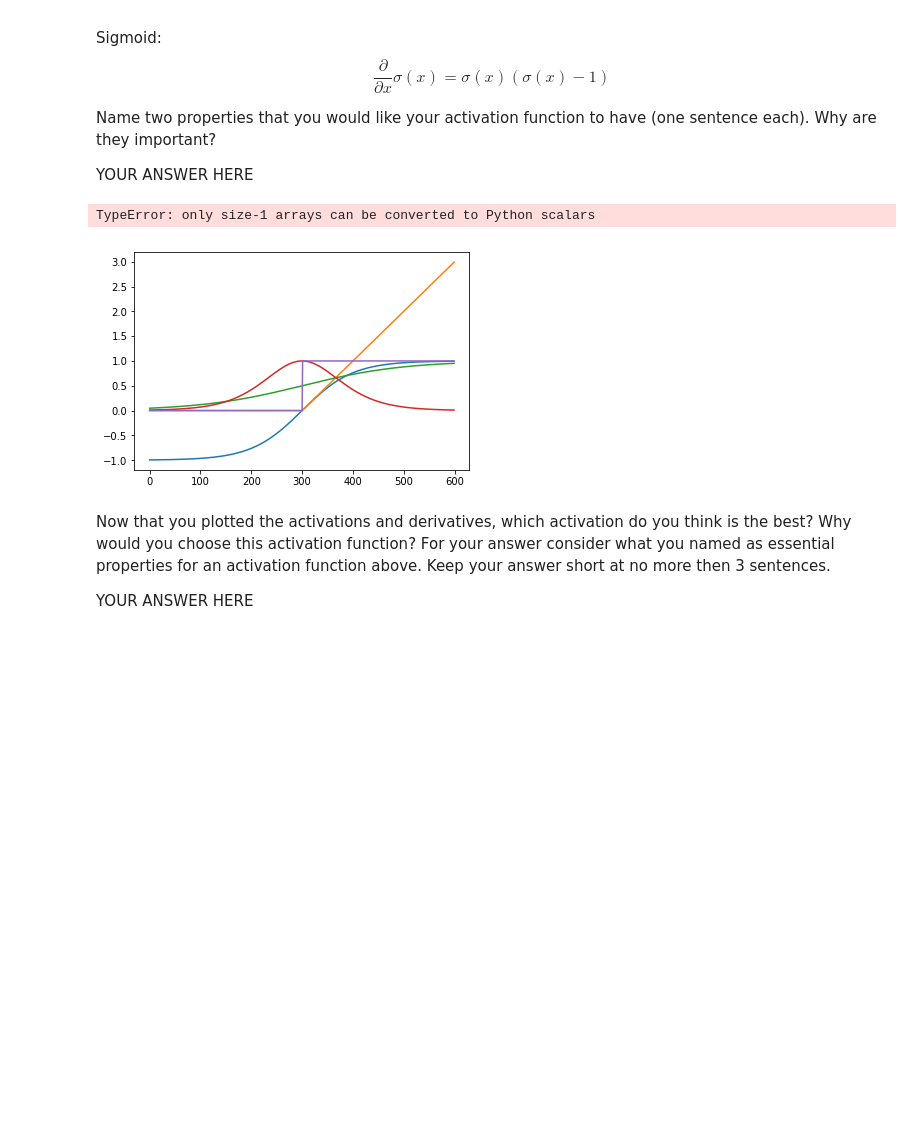
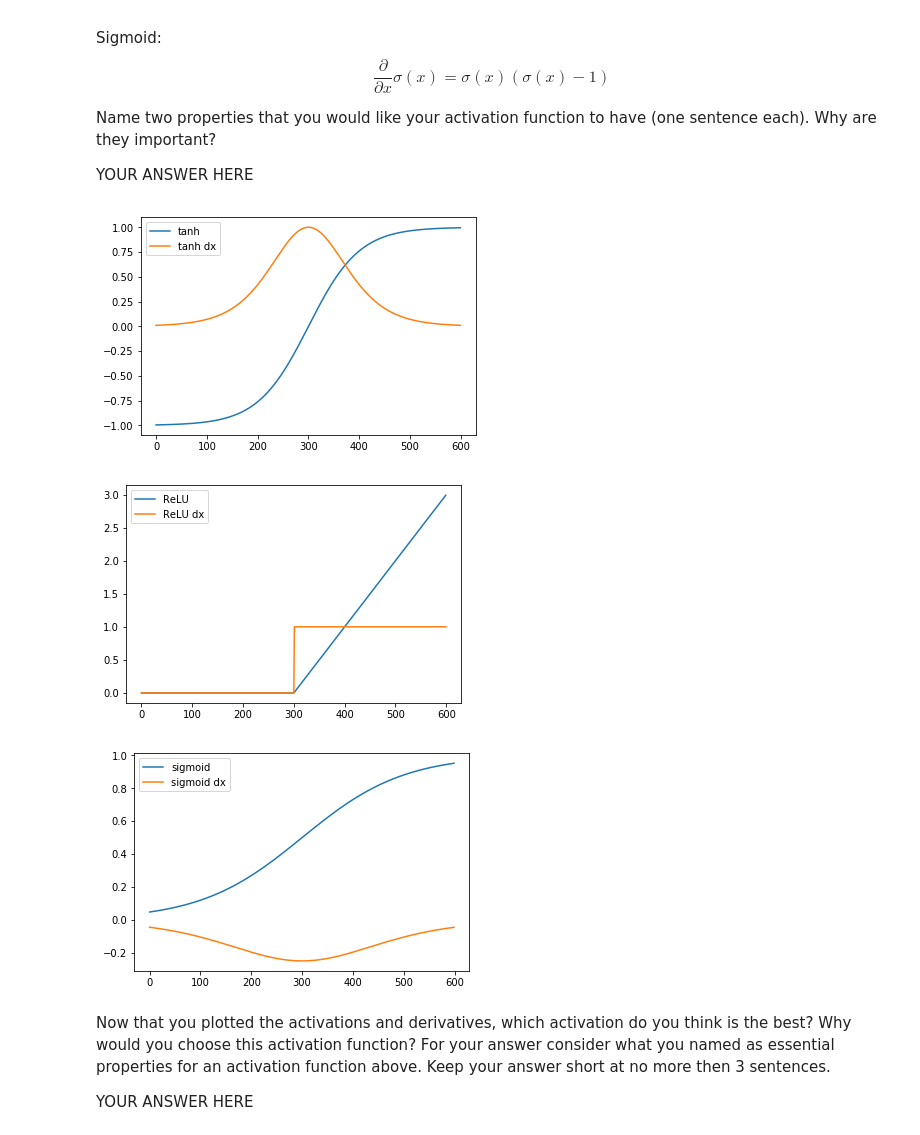
Before and after one commit to filipkny/MachineLearning1_UvA, a Jupyter notebook: lab2.ipynb, the cells around one changed output. Cells and saved outputs as stored; diff of their text form; code cells hidden in the pictures; blank space fills up the shorter version.

```diff
--- a/lab2.ipynb
+++ b/lab2.ipynb
@@ -1127,34 +1131,41 @@ YOUR ANSWER HERE
 # %%
 # plot the function and the derivative for the activations sigmoid, tanh and ReLU.
 import math
 def sigmoid(x):
     return 1 / (1 + math.exp(-x))
 
 def relu_dx(x):
     if x > 0:
         return 1
     else:
         return 0
 
 def maximum(x):
     return max(0,x)
 
-def s
+def sigmoid_dx(x):
+    return sigmoid(x)*(sigmoid(x)-1)
+
 # YOUR CODE HERE
 x = np.arange(-3,3,0.01)
 plt.plot(np.tanh(x), label="tanh")
-plt.plot(np.maximum(x, 0), label="ReLU")
-plt.plot(np.array(list(map(sigmoid, x))), label="sigmoid")
-
 plt.plot(1-np.tanh(x)**2, label ="tanh dx")
-plt.plot(np.array(list(map(relu_dx, x))),label ="ReLU dx")
-plt.plot(np.array(list(map(sigmoid(x)*(sigmoid(x)-1), x))), label="sigmoid dx")
-
 plt.legend()
 plt.show()
+
+plt.plot(np.maximum(x, 0), label="ReLU")
+plt.plot(np.array(list(map(relu_dx, x))),label ="ReLU dx")
+plt.legend()
+plt.show()
+
+plt.plot(np.array(list(map(sigmoid, x))), label="sigmoid")
+plt.plot(np.array(list(map(sigmoid_dx, x))), label="sigmoid dx")
+plt.legend()
+plt.show()
 # %% [output]
-TypeError: only size-1 arrays can be converted to Python scalars
-[figure, old version]
+[figure, new version]
+[figure, added]
+[figure, added]
 # %% [markdown]
 Now that you plotted the activations and derivatives, which activation do you think is the best? Why would you choose this activation function? For your answer consider what you named as essential properties for an activation function above. Keep your answer short at no more then 3 sentences.
 
```
Also changed, not shown: parts of 2 cells of this notebook.
